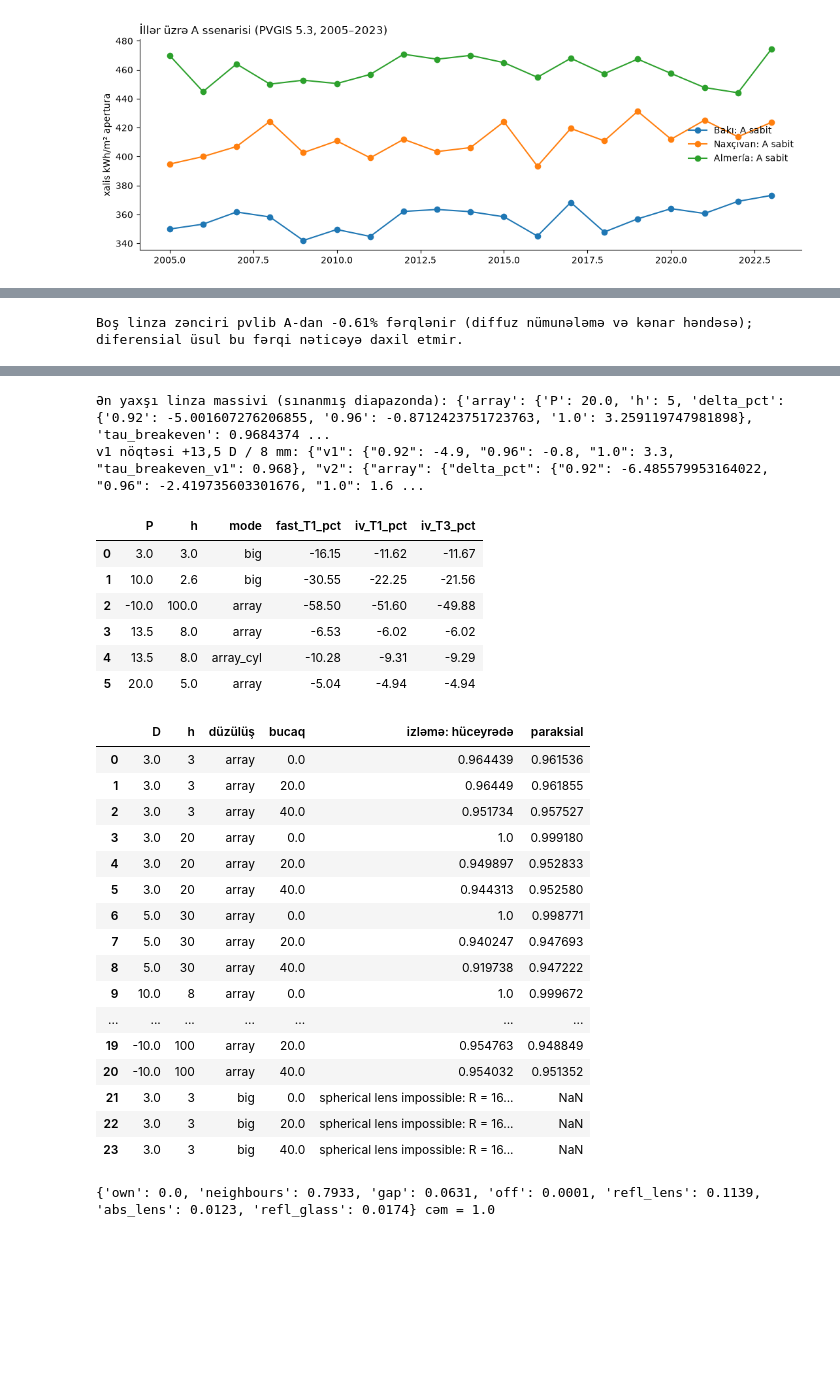
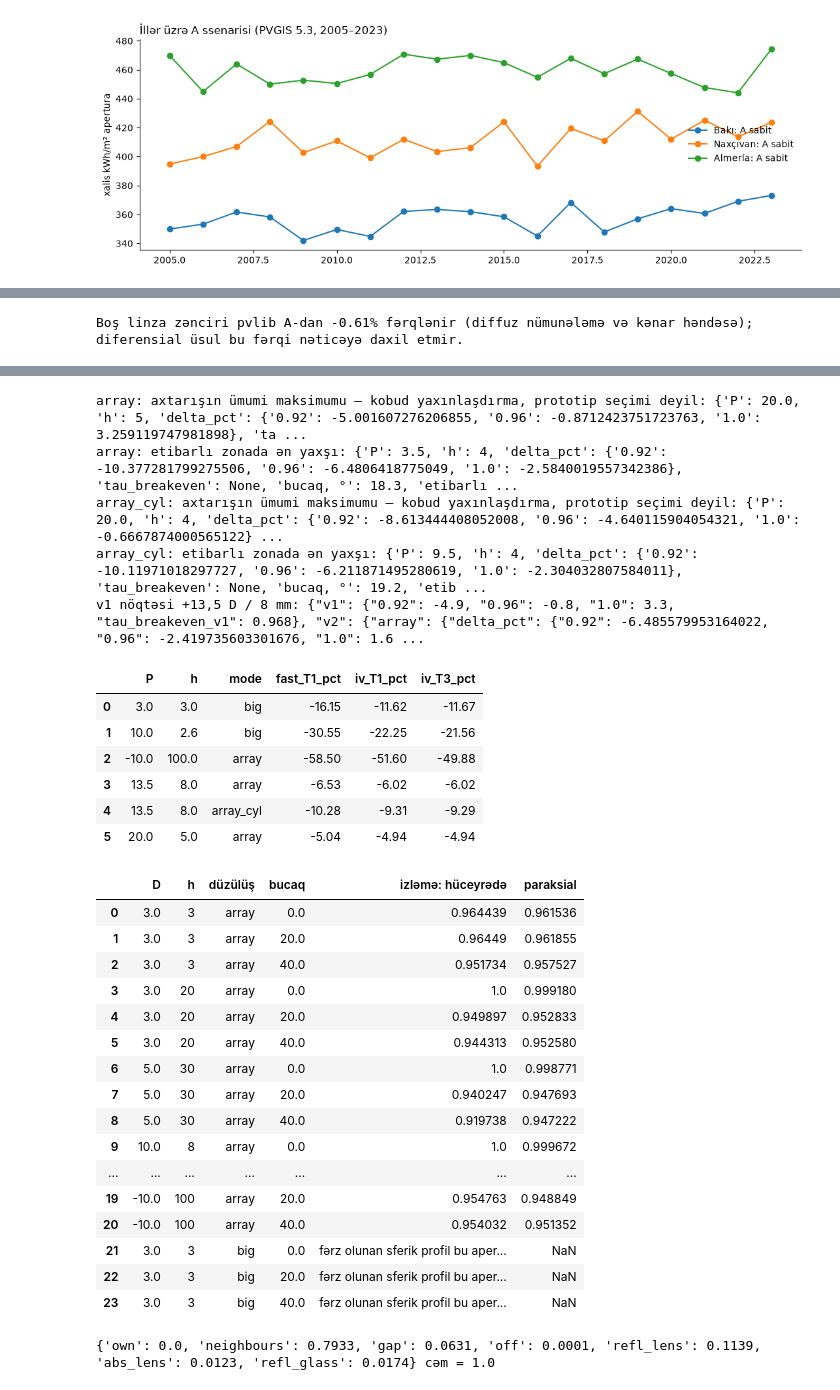
Before and after one commit to mhmmdkbrov/solarsimulation, a Jupyter notebook: solar_simulation.ipynb, the cells around one changed output, grey strips where cells are left out. Saved outputs shown, nothing was run; the diff lists cells and outputs as text; code cells hidden in the pictures; blank space fills up the shorter version.

```diff
--- a/solar_simulation.ipynb
+++ b/solar_simulation.ipynb
@@ -313,11 +315,19 @@ for t in js["lens"]["tests"][:2]:
 for t in js["lens"]["tests"]:      # the reported optimum is never worse than a tested point
     for v in t["points"].values():
         assert t["best_pct"] >= v - 1e-9
-print("Ən yaxşı linza massivi (sınanmış diapazonda):", {k: {kk: js["lens"][k][kk] for kk in ("P", "h", "delta_pct", "tau_breakeven")} for k in ("array", "array_cyl")})
+for k in ("array", "array_cyl"):
+    x = js["lens"][k]
+    keep = lambda y: {kk: y[kk] for kk in ("P", "h", "delta_pct", "tau_breakeven")} | {"bucaq, °": round(y["validity"]["edge_angle_deg"], 1), "etibarlılıq": y["validity"]["reliability"]}
+    if x["validity"]["coarse"]:
+        print(f"{k}: axtarışın ümumi maksimumu — kobud yaxınlaşdırma, prototip seçimi deyil:", keep(x))
+        if x.get("best_reliable"):
+            print(f"{k}: etibarlı zonada ən yaxşı:", keep(x["best_reliable"]))
+    else:
+        print(f"{k}: sınanmış diapazonda ən yaxşı:", keep(x))
 print("v1 nöqtəsi +13,5 D / 8 mm:", json.dumps(js["lens"]["v1_point_13p5D_8mm"], ensure_ascii=False)[:400])
 display(pd.DataFrame(js["lens"]["iv_validation"]["rows"]).round(2))
 display(pd.DataFrame([{"D": x["P"], "h": x["h"], "düzülüş": x["mode"], "bucaq": x["theta"],
-                       "izləmə: hüceyrədə": (x["trace"].get("on_cells") if x["trace"]["realizable"] else x["trace"]["note"]),
+                       "izləmə: hüceyrədə": (x["trace"].get("on_cells") if x["trace"]["traced"] else x["trace"]["note"]),
                        "paraksial": x["paraxial_y_on_cells"]} for x in js["lens"]["trace2d"]]))
 # %% [output]
 Boş linza zənciri pvlib A-dan -0.61% fərqlənir (diffuz nümunələmə və kənar həndəsə); diferensial üsul bu fərqi nəticəyə daxil etmir.
@@ -329,37 +339,40 @@ Boş linza zənciri pvlib A-dan -0.61% fərqlənir (diffuz nümunələmə və k
 | 4 | -3 | array_cyl | -12.41 | -48.52 | NaN | 2.6 | ... |
 | 5 | -3 | big | -12.59 | -48.66 | NaN | 2.6 | ... |
 | 6 | 10 | array | -8.10 | -77.04 | -77.04 | 5.0 | ... |
 | 7 | 10 | array_cyl | -10.09 | -73.31 | -73.31 | 4.0 | ... |
 | 8 | 10 | big | -35.33 | -99.96 | -99.96 | 2.6 | ... |
 | 9 | -10 | array | -15.51 | -58.68 | NaN | 2.6 | ... |
 | 10 | -10 | array_cyl | -13.63 | -51.18 | NaN | 2.6 | ... |
 | 11 | -10 | big | -15.32 | -77.88 | NaN | 2.6 | ... |
-Ən yaxşı linza massivi (sınanmış diapazonda): {'array': {'P': 20.0, 'h': 5, 'delta_pct': {'0.92': -5.001607276206855, '0.96': -0.8712423751723763, '1.0': 3.259119747981898}, 'tau_breakeven': 0.9684374 ...
+array: axtarışın ümumi maksimumu — kobud yaxınlaşdırma, prototip seçimi deyil: {'P': 20.0, 'h': 5, 'delta_pct': {'0.92': -5.001607276206855, '0.96': -0.8712423751723763, '1.0': 3.259119747981898}, 'ta ...
+array: etibarlı zonada ən yaxşı: {'P': 3.5, 'h': 4, 'delta_pct': {'0.92': -10.377281799275506, '0.96': -6.4806418775049, '1.0': -2.5840019557342386}, 'tau_breakeven': None, 'bucaq, °': 18.3, 'etibarlı ...
+array_cyl: axtarışın ümumi maksimumu — kobud yaxınlaşdırma, prototip seçimi deyil: {'P': 20.0, 'h': 4, 'delta_pct': {'0.92': -8.613444408052008, '0.96': -4.640115904054321, '1.0': -0.6667874000565122} ...
+array_cyl: etibarlı zonada ən yaxşı: {'P': 9.5, 'h': 4, 'delta_pct': {'0.92': -10.11971018297727, '0.96': -6.211871495280619, '1.0': -2.304032807584011}, 'tau_breakeven': None, 'bucaq, °': 19.2, 'etib ...
 v1 nöqtəsi +13,5 D / 8 mm: {"v1": {"0.92": -4.9, "0.96": -0.8, "1.0": 3.3, "tau_breakeven_v1": 0.968}, "v2": {"array": {"delta_pct": {"0.92": -6.485579953164022, "0.96": -2.419735603301676, "1.0": 1.6 ...
 |  | P | h | mode | fast_T1_pct | iv_T1_pct | iv_T3_pct |
 | 0 | 3.0 | 3.0 | big | -16.15 | -11.62 | -11.67 |
 | 1 | 10.0 | 2.6 | big | -30.55 | -22.25 | -21.56 |
 | 2 | -10.0 | 100.0 | array | -58.50 | -51.60 | -49.88 |
 | 3 | 13.5 | 8.0 | array | -6.53 | -6.02 | -6.02 |
 | 4 | 13.5 | 8.0 | array_cyl | -10.28 | -9.31 | -9.29 |
 | 5 | 20.0 | 5.0 | array | -5.04 | -4.94 | -4.94 |
 |  | D | h | düzülüş | bucaq | izləmə: hüceyrədə | paraksial |
 | 0 | 3.0 | 3 | array | 0.0 | 0.964439 | 0.961536 |
 | 1 | 3.0 | 3 | array | 20.0 | 0.96449 | 0.961855 |
 | 2 | 3.0 | 3 | array | 40.0 | 0.951734 | 0.957527 |
 | 3 | 3.0 | 20 | array | 0.0 | 1.0 | 0.999180 |
 | 4 | 3.0 | 20 | array | 20.0 | 0.949897 | 0.952833 |
 | 5 | 3.0 | 20 | array | 40.0 | 0.944313 | 0.952580 |
 | 6 | 5.0 | 30 | array | 0.0 | 1.0 | 0.998771 |
 | 7 | 5.0 | 30 | array | 20.0 | 0.940247 | 0.947693 |
 | 8 | 5.0 | 30 | array | 40.0 | 0.919738 | 0.947222 |
 | 9 | 10.0 | 8 | array | 0.0 | 1.0 | 0.999672 |
 | ... | ... | ... | ... | ... | ... | ... |
 | 19 | -10.0 | 100 | array | 20.0 | 0.954763 | 0.948849 |
 | 20 | -10.0 | 100 | array | 40.0 | 0.954032 | 0.951352 |
-| 21 | 3.0 | 3 | big | 0.0 | spherical lens impossible: R = 16... | NaN |
-| 22 | 3.0 | 3 | big | 20.0 | spherical lens impossible: R = 16... | NaN |
-| 23 | 3.0 | 3 | big | 40.0 | spherical lens impossible: R = 16... | NaN |
+| 21 | 3.0 | 3 | big | 0.0 | fərz olunan sferik profil bu aper... | NaN |
+| 22 | 3.0 | 3 | big | 20.0 | fərz olunan sferik profil bu aper... | NaN |
+| 23 | 3.0 | 3 | big | 40.0 | fərz olunan sferik profil bu aper... | NaN |
 # %%
 # light balance of one configuration: no energy counted twice
 r_ = LL.annual(prep, O.LensConfig(3, 3, "big", 0.92))
```
Also changed, not shown: parts of 1 cell of this notebook, 15 other files.
